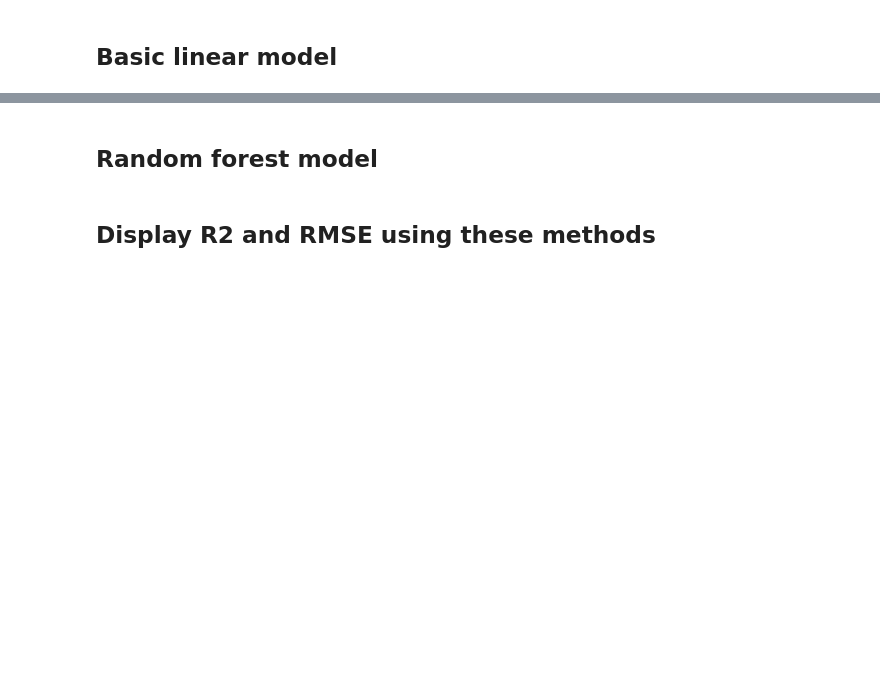
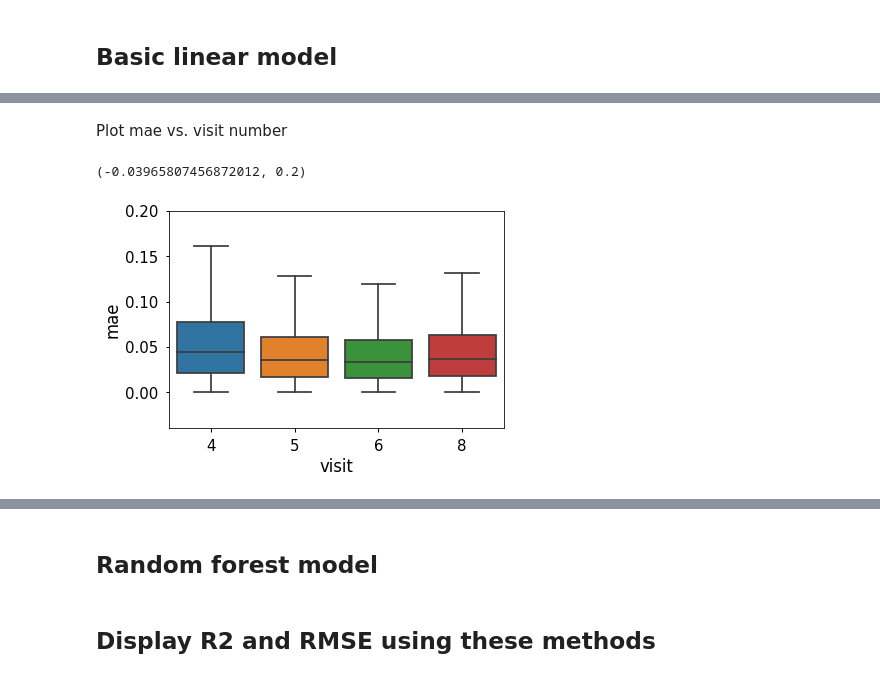
Before and after one commit to asuther/regression_methods_in_biostatistics, a Jupyter notebook: chapter_7_repeated_measures/2018.07.12-1-Explore_SOF_dataset.ipynb, the cells around one changed output, grey strips where cells are left out. Saved outputs shown, nothing was run; the diff lists cells and outputs as text; code cells hidden in the pictures; blank space fills up the shorter version.

```diff
--- a/chapter_7_repeated_measures/2018.07.12-1-Explore_SOF_dataset.ipynb
+++ b/chapter_7_repeated_measures/2018.07.12-1-Explore_SOF_dataset.ipynb
@@ -81,0 +198,11 @@ sns.pairplot(data = raw_df.dropna(subset = vars_to_plot),
+# %%
+full_pred_results['mae'] = np.abs(full_pred_results['y_pred_ridge'] - full_pred_results['totbmd'])
+# %% [markdown]
+Plot mae vs. visit number
+# %%
+sns.boxplot(x='visit', y='mae', data=full_pred_results, fliersize=False)
+ax = plt.gca()
+ax.set_ylim(top=0.2)
+# %% [output]
+(-0.03965807456872012, 0.2)
+[figure, added]
```
Also changed, not shown: parts of 34 cells of this notebook.
